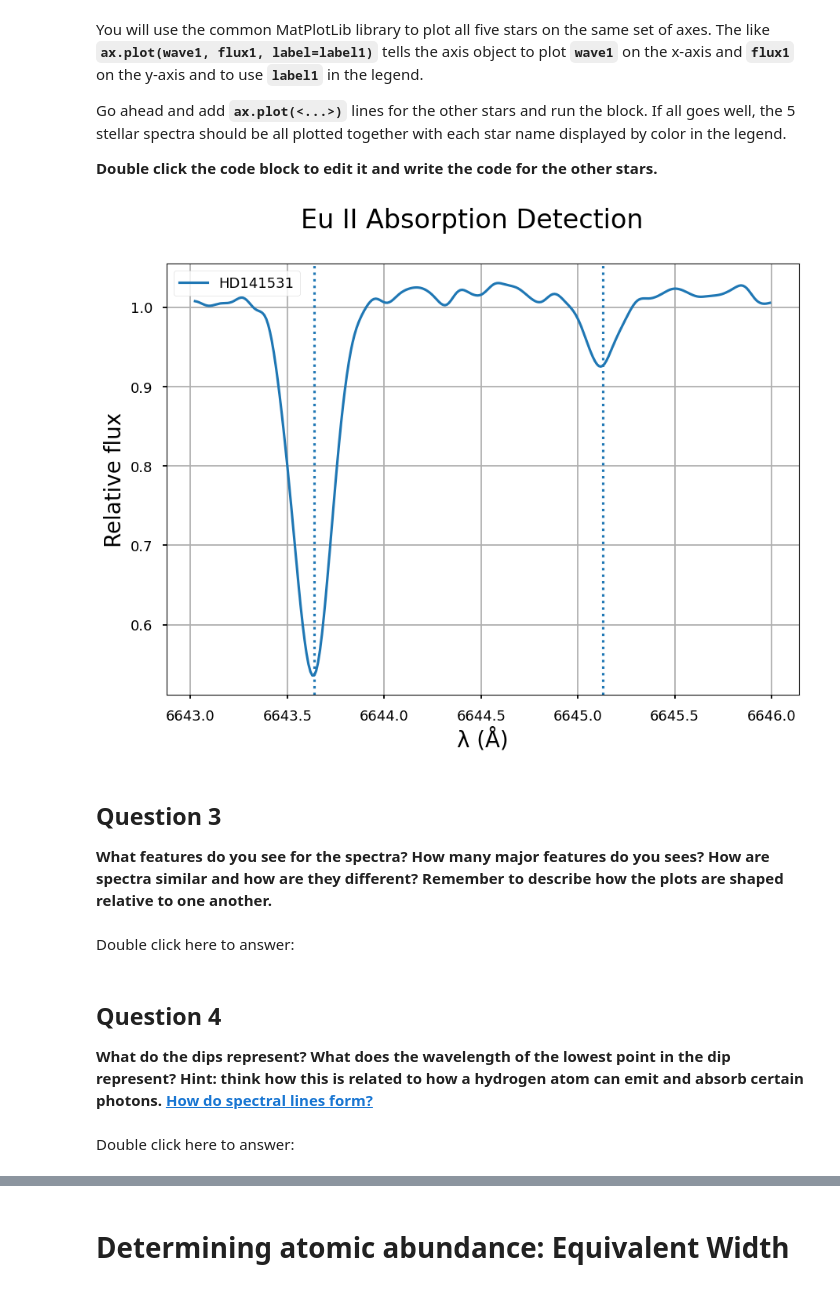
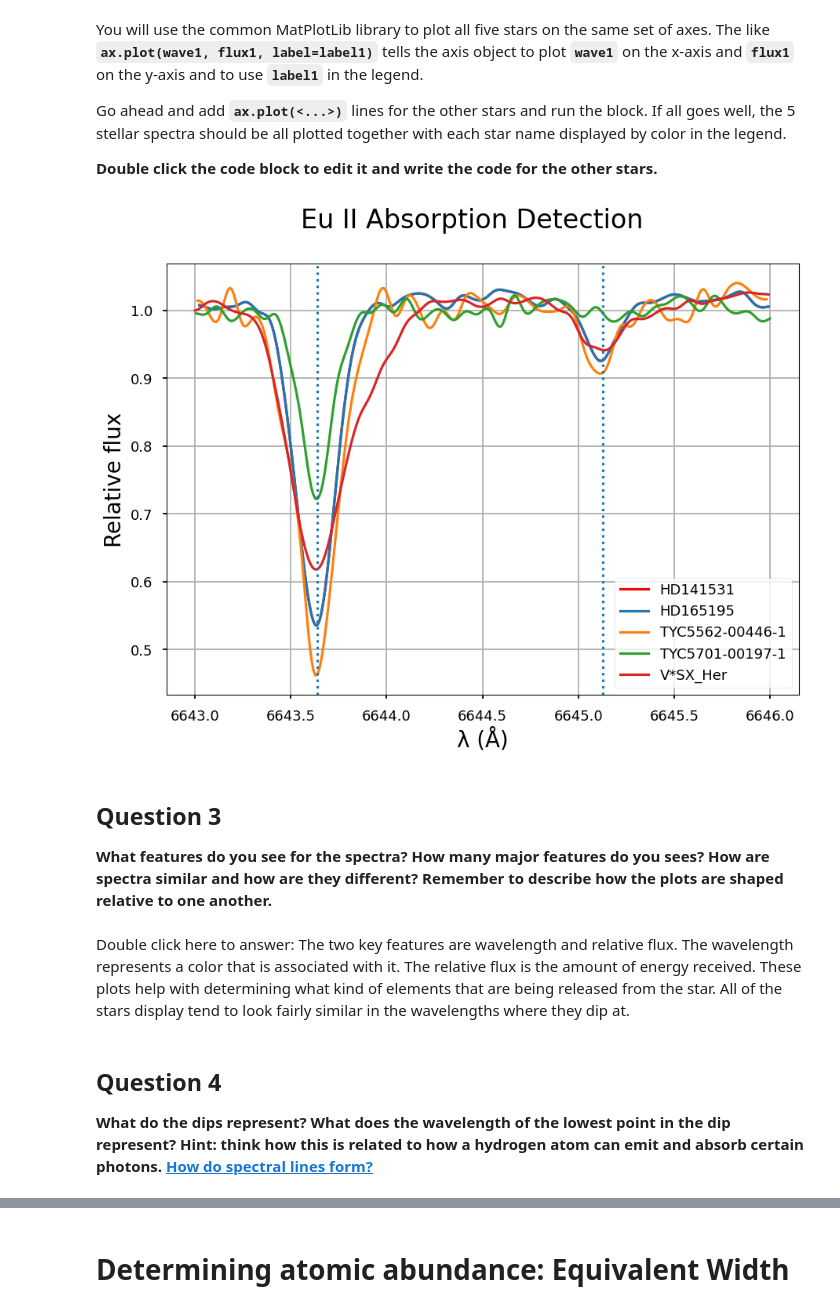
Before and after one commit to Serda1119/PHYS-3025, a Jupyter notebook: WeeklyActivity3.ipynb, the cells around one changed output, grey strips where cells are left out. Drawn from its saved outputs; the diff is of its cells as text; code cells hidden in the pictures.

```diff
--- a/WeeklyActivity3.ipynb
+++ b/WeeklyActivity3.ipynb
@@ -99,7 +99,7 @@ gc = gspread.authorize(creds)
 **_Be sure to replace the Google Sheets URL with a link to your copy of the spreadsheet._**
 # %%
 # Put the URL for your copy of the Google Sheet here.
-wb = gc.open_by_url('https://docs.google.com/spreadsheets/d/1ns1t3TZBdeFexAfBa6DVSUkqKW6g7Gz2I48RrMmRwbM/edit#gid=1134205444')
+wb = gc.open_by_url('https://docs.google.com/spreadsheets/d/1M2dhwp4k_CRwFXERo9pCln5LKL0hN4QQct_GjqgwY-w/edit#gid=1557631201')
 # %% [markdown]
 # Installing SpecUtils
 # %% [markdown]
@@ -181,28 +181,31 @@ data1 = data.astype(float)
 wave1 = data1[:,0]
 flux1 = data1[:,1]
 label1 = 'HD141531'
+print(data)
 
 # Put the code to fill the other wave, flux, and label variables here
 sheet2 = wb.worksheet('sheet2')
-data2 = np.array(sheet.get_all_values()[1:])
-mask = data2 == ''
-data2[mask] = 'NaN'
-data2 = data2.astype(float)
+data2 = np.array(sheet2.get_all_values()[1:])
+mask = data == ''
+data[mask] = 'NaN'
+data2 = data.astype(float)
 wave2 = data2[:,0]
 flux2 = data2[:,1]
 label2 = 'HD165195'
+print(data2)
 ##
 sheet3 = wb.worksheet('sheet3')
-data3 = np.array(sheet.get_all_values()[1:])
+data3 = np.array(sheet3.get_all_values()[1:])
 mask = data3 == ''
 data3[mask] = 'NaN'
 data3 = data3.astype(float)
 wave3 = data3[:,0]
 flux3 = data3[:,1]
 label3 = 'TYC5562-00446-1'
+print(data3)
 ##
 sheet4 = wb.worksheet('sheet4')
-data4 = np.array(sheet.get_all_values()[1:])
+data4 = np.array(sheet4.get_all_values()[1:])
 mask = data4 == ''
 data4[mask] = 'NaN'
 data4 = data4.astype(float)
@@ -211,7 +214,7 @@ flux4 = data4[:,1]
 label4 = 'TYC5701-00197-1'
 ##
 sheet5 = wb.worksheet('sheet5')
-data5 = np.array(sheet.get_all_values()[1:])
+data5 = np.array(sheet5.get_all_values()[1:])
 mask = data5 == ''
 data5[mask] = 'NaN'
 data5 = data5.astype(float)
@@ -271,37 +292,37 @@ Go ahead and add **`ax.plot(<...>)`** lines for the other stars and run the bloc
 # %%
 fig, ax = plt.subplots()
 fig.suptitle('Eu II Absorption Detection', fontsize='24')
 
 # Add the other plots here
-ax.plot(wave1, flux1, label=label1)
-#plt.plot(wave2, flux2, label=label2)
-
+ax.plot(wave1, flux1, label=label1,color='red')
+ax.plot(wave2, flux2, label=label2)
+ax.plot(wave3, flux3, label=label3)
+ax.plot(wave4, flux4, label=label4)
+ax.plot(wave5, flux5, label=label5)
 
 # This displays 2 lines to mark Ni I and Eu II line locations.
 plt.axvline(x=6645.127,ls=':')
 plt.axvline(x=6643.638,ls=':')
 
 # This labels the x-axis and y-axis
 plt.xlabel('λ (Å)',fontsize='20')
 plt.ylabel('Relative flux', fontsize='20')
 
 # Display a grid
 plt.grid(True)
 
 # Turn on the legend.
 ax.legend(loc='best')
 
 # Display all the things we've setup.
 plt.show()
 # %% [output]
-[figure, old version]
+[figure, new version]
 # %% [markdown]
 ## Question 3
 **What features do you see for the spectra? How many major features do you sees? How are spectra similar and how are they different? Remember to describe how the plots are shaped relative to one another.**
-# %% [markdown]
-Double click here to answer:
+# %% [markdown]
+Double click here to answer: The two key features are wavelength and relative flux. The wavelength represents a color that is associated with it. The relative flux is the amount of energy received. These plots help with determining what kind of elements that are being released from the star. All of the stars display tend to look fairly similar in the wavelengths where they dip at.
 # %% [markdown]
 ## Question 4
 **What do the dips represent? What does the wavelength of the lowest point in the dip represent? Hint: think how this is related to how a hydrogen atom can emit and absorb certain photons. [How do spectral lines form?](https://openstax.org/books/astronomy/pages/5-5-formation-of-spectral-lines)**
-# %% [markdown]
-Double click here to answer:
```
Also changed, not shown: parts of 3 cells of this notebook.
